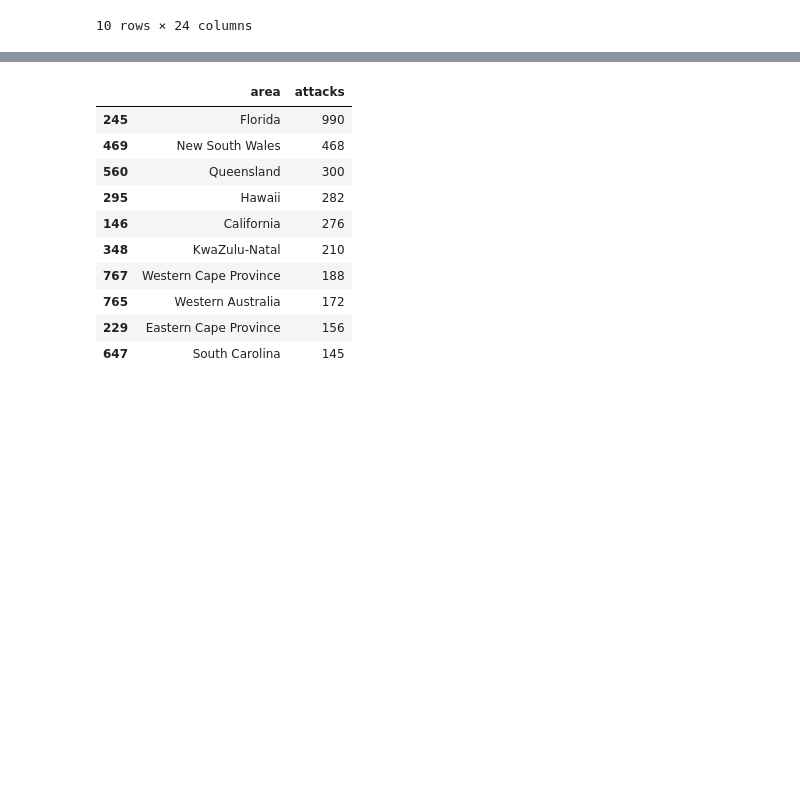
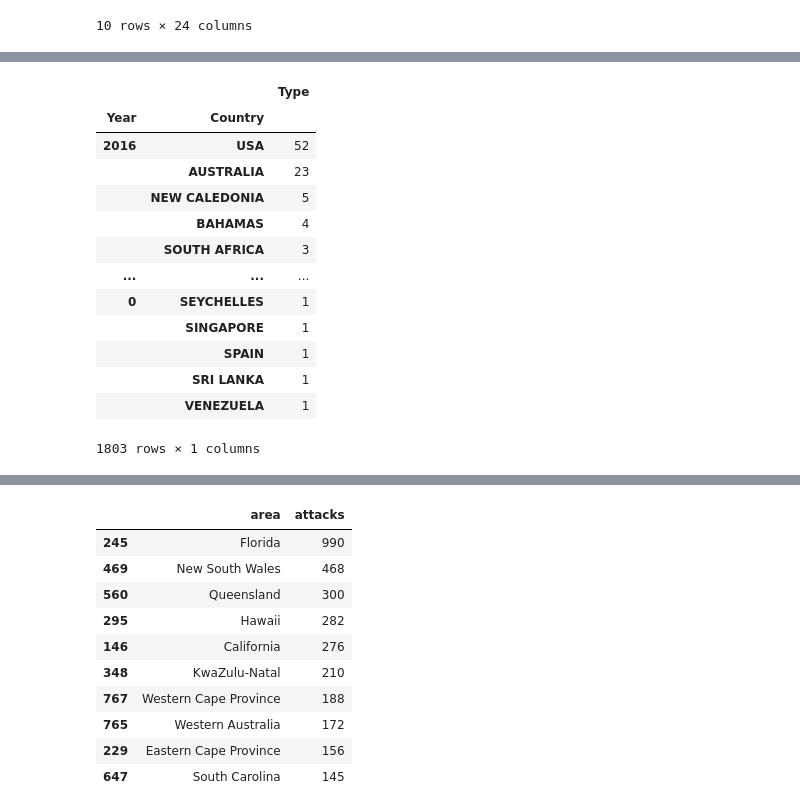
Before and after one commit to mariobru/global-shark-attacks, a Jupyter notebook: global-shark-attacks.ipynb, the cells around one changed output, grey strips where cells are left out. Drawn from its saved outputs; the diff is of its cells as text; code cells hidden in the pictures; blank space fills up the shorter version.

```diff
--- a/global-shark-attacks.ipynb
+++ b/global-shark-attacks.ipynb
@@ -71,0 +82,17 @@ display(count_country.min())
+# %%
+display(count_several)
+# %% [output]
+|  |  | Type |
+| Year | Country |  |
+| 2016 | USA | 52 |
+|  | AUSTRALIA | 23 |
+|  | NEW CALEDONIA | 5 |
+|  | BAHAMAS | 4 |
+|  | SOUTH AFRICA | 3 |
+| ... | ... | ... |
+| 0 | SEYCHELLES | 1 |
+|  | SINGAPORE | 1 |
+|  | SPAIN | 1 |
+|  | SRI LANKA | 1 |
+|  | VENEZUELA | 1 |
+1803 rows × 1 columns
```
Also changed, not shown: parts of 19 cells of this notebook.
